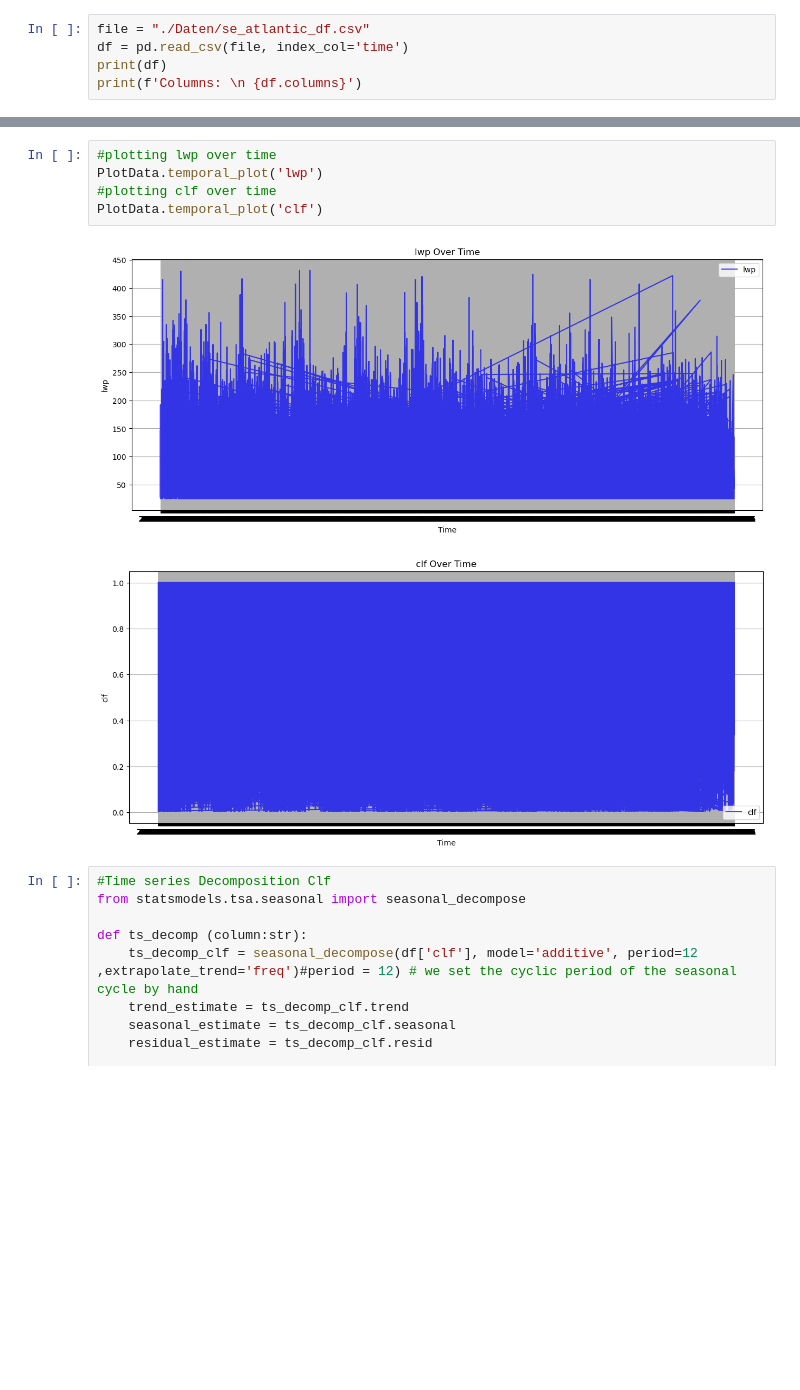
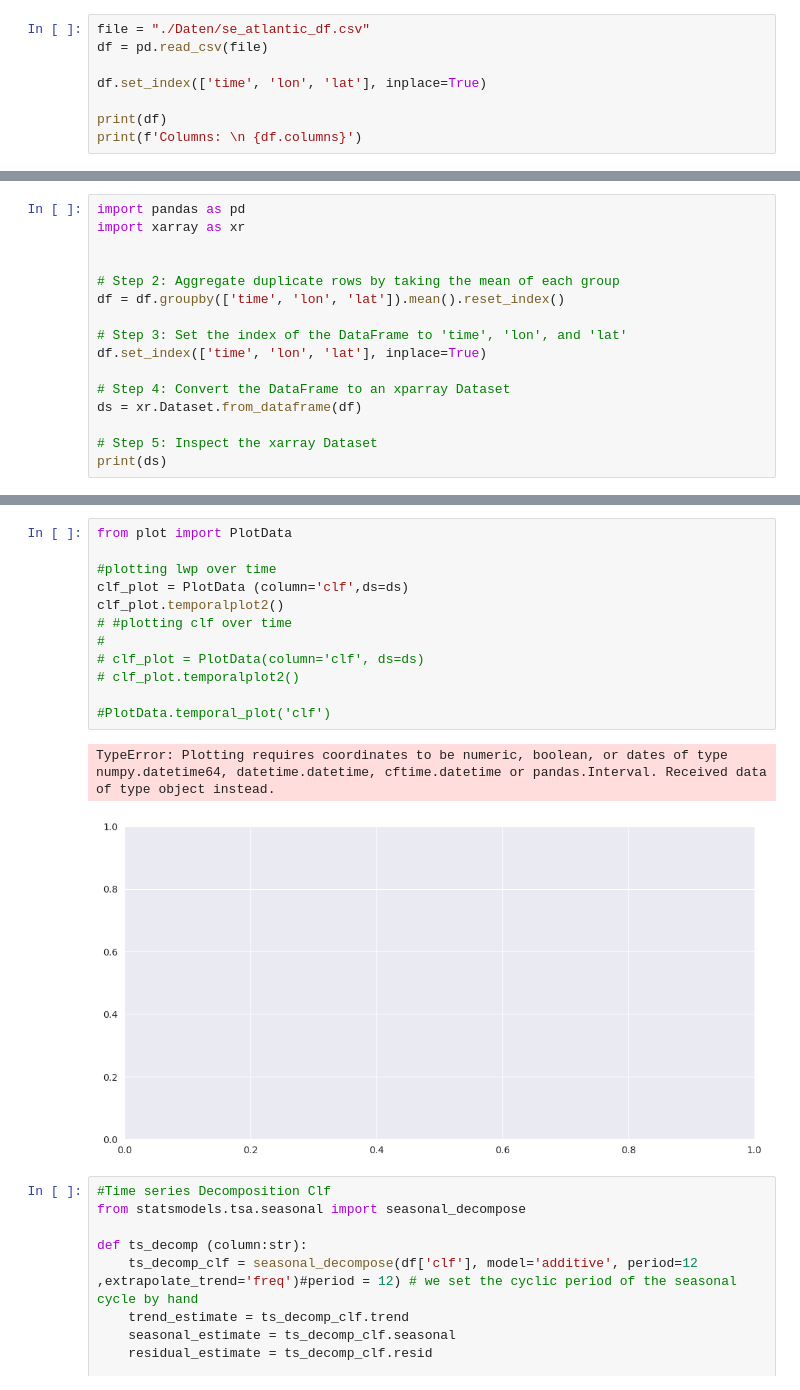
Before and after one commit to satvik007vk/Calisma_LR, a Jupyter notebook: old_files/old_data_exploration.ipynb, the cells around one changed output, grey strips where cells are left out. Drawn from its saved outputs; the diff is of its cells as text; blank space fills up the shorter version.

```diff
--- a/data_exploration.ipynb
+++ b/old_files/old_data_exploration.ipynb
@@ -11,7 +13,10 @@ from scipy.stats import binned_statistic_2d
 from plot import PlotData
 # %%
 file = "./Daten/se_atlantic_df.csv"
-df = pd.read_csv(file, index_col='time')
+df = pd.read_csv(file)
+
+df.set_index(['time', 'lon', 'lat'], inplace=True)
+
 print(df)
 print(f'Columns: \n {df.columns}')
 # %% [output]
@@ -36,0 +40,16 @@ Temporal Distribution of clf and lwp
+# %%
+import pandas as pd
+import xarray as xr
+
+
+# Step 2: Aggregate duplicate rows by taking the mean of each group
+df = df.groupby(['time', 'lon', 'lat']).mean().reset_index()
+
+# Step 3: Set the index of the DataFrame to 'time', 'lon', and 'lat'
+df.set_index(['time', 'lon', 'lat'], inplace=True)
+
+# Step 4: Convert the DataFrame to an xparray Dataset
+ds = xr.Dataset.from_dataframe(df)
+
+# Step 5: Inspect the xarray Dataset
+print(ds)
@@ -37,11 +104,18 @@ Temporal Distribution of clf and lwp
 # %%
+from plot import PlotData
+
 #plotting lwp over time
-PlotData.temporal_plot('lwp')
-#plotting clf over time
-PlotData.temporal_plot('clf')
+clf_plot = PlotData (column='clf',ds=ds)
+clf_plot.temporalplot2()
+# #plotting clf over time
+#
+# clf_plot = PlotData(column='clf', ds=ds)
+# clf_plot.temporalplot2()
+
+#PlotData.temporal_plot('clf')
 # %% [output]
+TypeError: Plotting requires coordinates to be numeric, boolean, or dates of type numpy.datetime64, datetime.datetime, cftime.datetime or pandas.Interval. Received data of type object instead.
-[figure, old version]
+[figure, new version]
-[figure, removed]
 # %%
 #Time series Decomposition Clf
 from statsmodels.tsa.seasonal import seasonal_decompose
```
Also changed, not shown: parts of 5 cells of this notebook, 2 other files.
